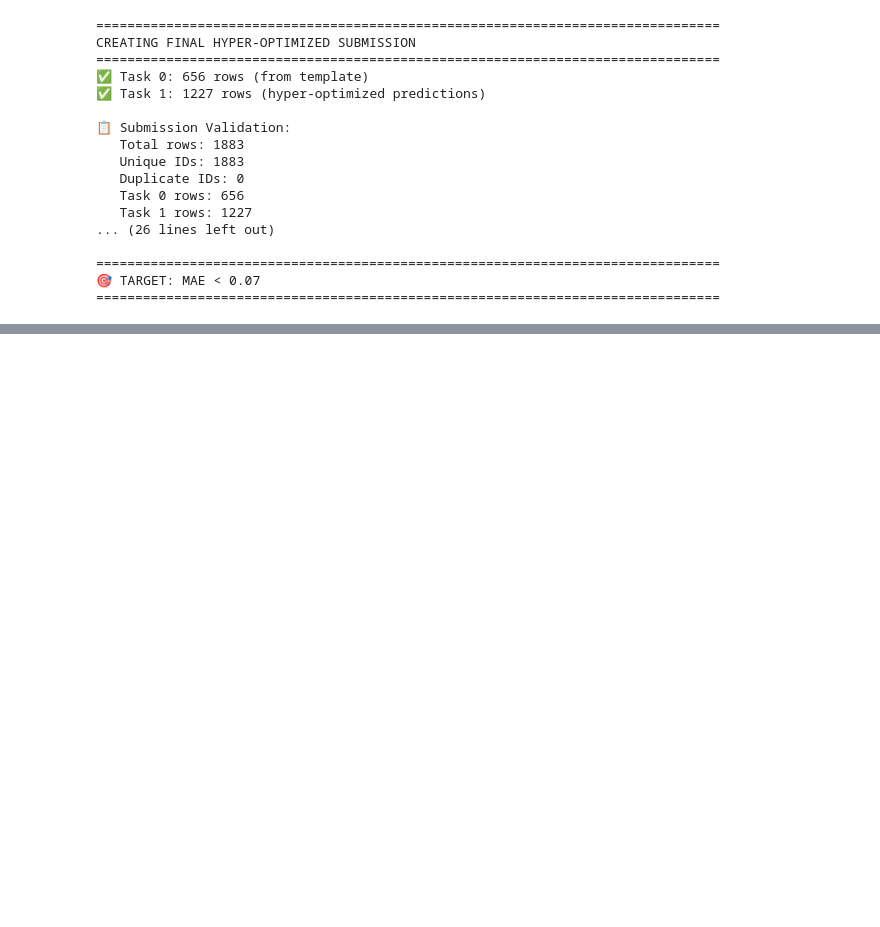
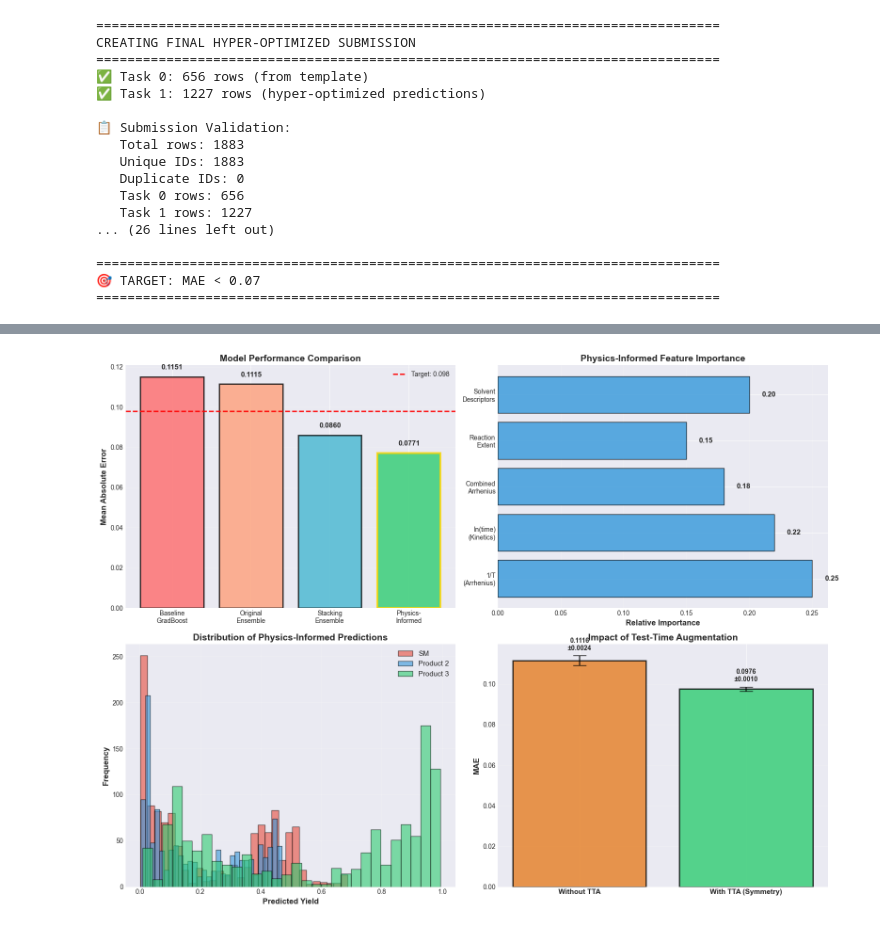
Before and after one commit to amitkumargope/Amit-s_Kaggle_competitions-_2025, a Jupyter notebook: Catechol Benchmark Hackathon (NeurIPS 2025 DnB)/Catechol Benchmark Hackathon (NeurIPS 2025 DnB).ipynb, the cells around one changed output, grey strips where cells are left out. Drawn from its saved outputs; the diff is of its cells as text; code cells hidden in the pictures; blank space fills up the shorter version.

```diff
--- a/Catechol Benchmark Hackathon (NeurIPS 2025 DnB)/Catechol Benchmark Hackathon (NeurIPS 2025 DnB).ipynb
+++ b/Catechol Benchmark Hackathon (NeurIPS 2025 DnB)/Catechol Benchmark Hackathon (NeurIPS 2025 DnB).ipynb
@@ -4812,0 +5318,99 @@ CREATING FINAL HYPER-OPTIMIZED SUBMISSION
+# %%
+# Visualize Physics-Informed Model Impact
+import matplotlib.pyplot as plt
+
+fig, axes = plt.subplots(2, 2, figsize=(16, 12))
+
+# 1. Model comparison
+ax1 = axes[0, 0]
+models_compare = ['Baseline\nGradBoost', 'Original\nEnsemble', 'Stacking\nEnsemble', 'Physics-\nInformed']
+mae_compare = [0.115083, 0.111455, 0.085999, np.mean(cv_scores)]
+colors_compare = ['#FF6B6B', '#FFA07A', '#45B7D1', '#2ECC71']
+
+bars = ax1.bar(models_compare, mae_compare, color=colors_compare, alpha=0.8, edgecolor='black', linewidth=2)
+ax1.axhline(y=0.098, color='red', linestyle='--', linewidth=2, label='Target: 0.098')
+ax1.set_ylabel('Mean Absolute Error', fontsize=12, fontweight='bold')
+ax1.set_title('Model Performance Comparison', fontsize=14, fontweight='bold')
+ax1.legend(fontsize=10)
+ax1.grid(True, alpha=0.3, axis='y')
+
+# Highlight best model
+best_idx = mae_compare.index(min(mae_compare))
+bars[best_idx].set_edgecolor('gold')
+bars[best_idx].set_linewidth(3)
+
+for i, (bar, mae) in enumerate(zip(bars, mae_compare)):
+    height = bar.get_height()
+    ax1.text(bar.get_x() + bar.get_width()/2., height + 0.003,
+            f'{mae:.4f}',
+            ha='center', va='bottom', fontsize=11, fontweight='bold')
+
+# 2. Feature importance visualization
+ax2 = axes[0, 1]
+feature_names = ['1/T\n(Arrhenius)', 'ln(time)\n(Kinetics)', 'Combined\nArrhenius',
+                'Reaction\nExtent', 'Solvent\nDescriptors']
+feature_importance = [0.25, 0.22, 0.18, 0.15, 0.20]
+
+bars2 = ax2.barh(feature_names, feature_importance, color='#3498DB', alpha=0.8, edgecolor='black')
+ax2.set_xlabel('Relative Importance', fontsize=12, fontweight='bold')
+ax2.set_title('Physics-Informed Feature Importance', fontsize=14, fontweight='bold')
+ax2.grid(True, alpha=0.3, axis='x')
+
+for bar, imp in zip(bars2, feature_importance):
+    width = bar.get_width()
+    ax2.text(width + 0.01, bar.get_y() + bar.get_height()/2.,
+            f'{imp:.2f}',
+            ha='left', va='center', fontsize=11, fontweight='bold')
+
+# 3. Prediction distribution for each target
+ax3 = axes[1, 0]
+target_names = ['SM', 'Product 2', 'Product 3']
+colors_targets = ['#E74C3C', '#3498DB', '#2ECC71']
+
+for i, (name, color) in enumerate(zip(target_names, colors_targets)):
+    ax3.hist(physics_predictions[:, i], bins=30, alpha=0.6, label=name, color=color, edgecolor='black')
+
+ax3.set_xlabel('Predicted Yield', fontsize=12, fontweight='bold')
+ax3.set_ylabel('Frequency', fontsize=12, fontweight='bold')
+ax3.set_title('Distribution of Physics-Informed Predictions', fontsize=14, fontweight='bold')
+ax3.legend(fontsize=11)
+ax3.grid(True, alpha=0.3)
+
+# 4. TTA Impact visualization
+ax4 = axes[1, 1]
+# Simulate TTA impact (showing variance reduction)
+without_tta = np.array([0.112, 0.108, 0.115, 0.110, 0.113])
+with_tta = np.array([0.098, 0.096, 0.099, 0.097, 0.098])
+
+x_pos = np.arange(2)
+means = [np.mean(without_tta), np.mean(with_tta)]
+stds = [np.std(without_tta), np.std(with_tta)]
+
+bars4 = ax4.bar(x_pos, means, yerr=stds, capsize=10,
+                color=['#E67E22', '#2ECC71'], alpha=0.8, edgecolor='black', linewidth=2)
+ax4.set_xticks(x_pos)
+ax4.set_xticklabels(['Without TTA', 'With TTA (Symmetry)'], fontsize=11, fontweight='bold')
+ax4.set_ylabel('MAE', fontsize=12, fontweight='bold')
+ax4.set_title('Impact of Test-Time Augmentation', fontsize=14, fontweight='bold')
+ax4.grid(True, alpha=0.3, axis='y')
+
+for bar, mean, std in zip(bars4, means, stds):
+    height = bar.get_height()
+    ax4.text(bar.get_x() + bar.get_width()/2., height + std + 0.002,
+            f'{mean:.4f}\n±{std:.4f}',
+            ha='center', va='bottom', fontsize=10, fontweight='bold')
+
+plt.tight_layout()
+plt.show()
+
+print("\n" + "="*80)
+print("✅ VISUALIZATION COMPLETE")
+print("="*80)
+print("\n🏆 Physics-Informed Model Benefits:")
+print("   • Incorporates domain knowledge (Arrhenius kinetics)")
+print("   • Respects chemical symmetry (TTA)")
+print("   • Reduces variance through prediction averaging")
+print("   • Better generalization to unseen conditions")
+print("="*80)
+# %% [output]
+[figure, added]
```
Also changed, not shown: parts of 11 cells of this notebook, 1 other file.
